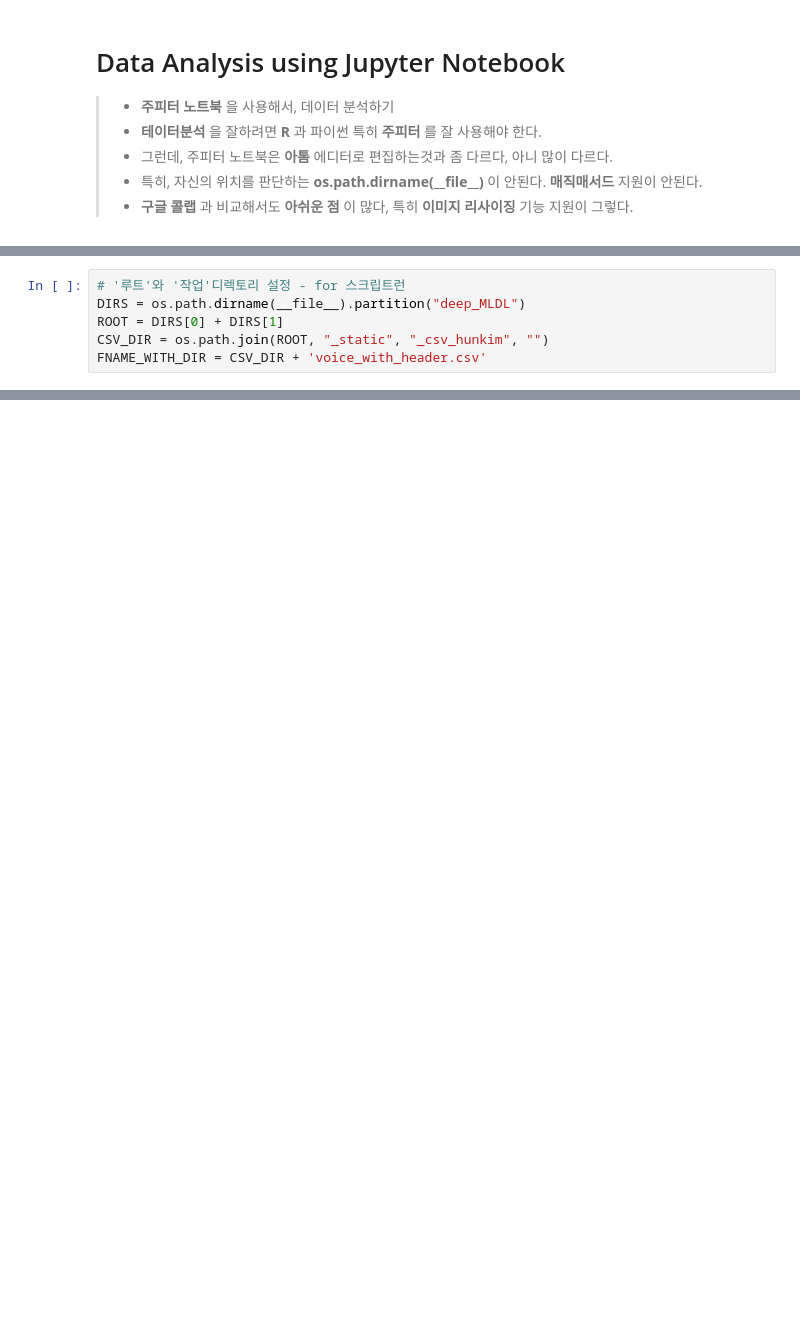
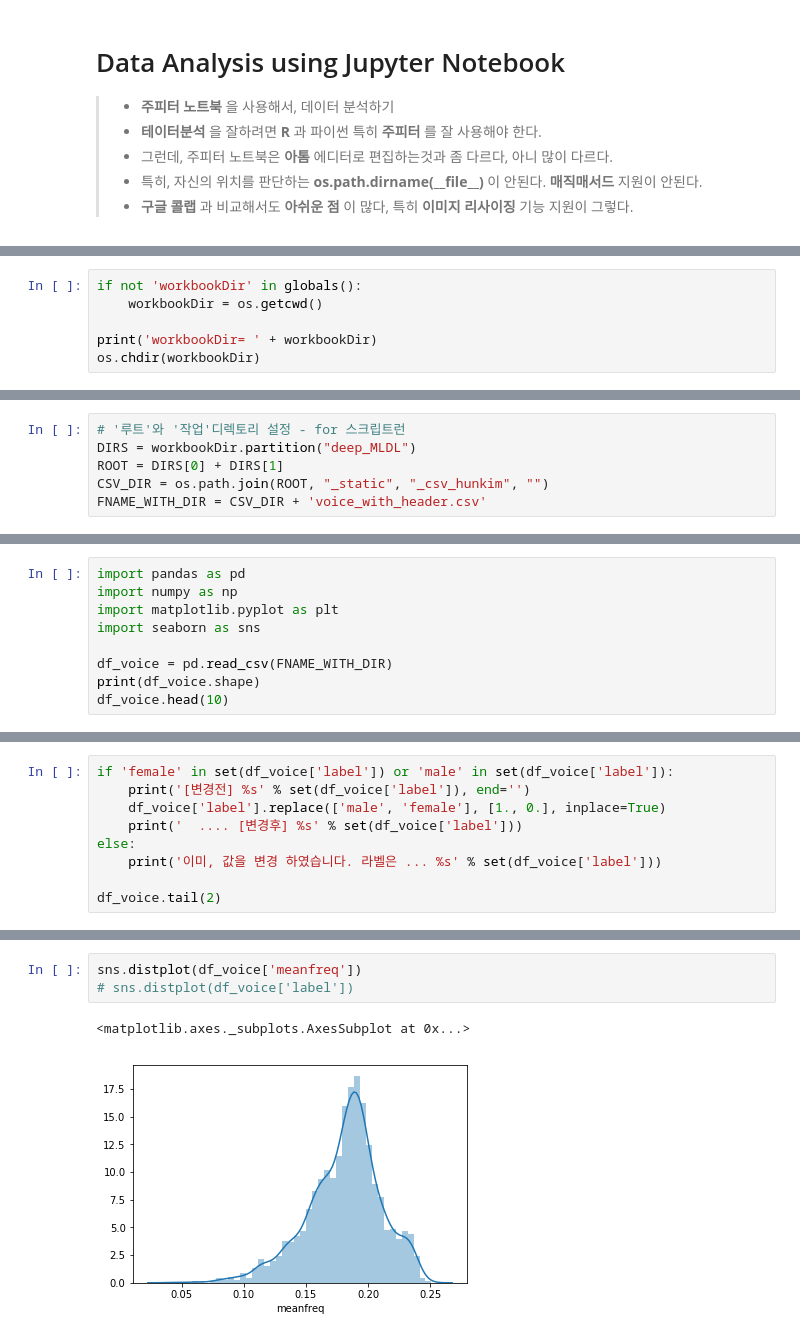
Before and after one commit to onitonitonito/deep_MLDL, a Jupyter notebook: colab_notebooks/bostonc_suburb.ipynb, the cells around one changed output, grey strips where cells are left out. Cells and saved outputs as stored; diff of their text form; blank space fills up the shorter version.

```diff
--- a/colab_notebooks/bostonc_suburb.ipynb
+++ b/colab_notebooks/bostonc_suburb.ipynb
@@ -16,0 +18,6 @@ NameError: name '__file__' is not defined
+# %%
+if not 'workbookDir' in globals():
+    workbookDir = os.getcwd()
+
+print('workbookDir= ' + workbookDir)
+os.chdir(workbookDir)
@@ -17,6 +26,6 @@ NameError: name '__file__' is not defined
 # %%
 # '루트'와 '작업'디렉토리 설정 - for 스크립트런
-DIRS = os.path.dirname(__file__).partition("deep_MLDL")
+DIRS = workbookDir.partition("deep_MLDL")
 ROOT = DIRS[0] + DIRS[1]
 CSV_DIR = os.path.join(ROOT, "_static", "_csv_hunkim", "")
 FNAME_WITH_DIR = CSV_DIR + 'voice_with_header.csv'
@@ -24,0 +32,9 @@ NameError: name '__file__' is not defined
+# %%
+import pandas as pd
+import numpy as np
+import matplotlib.pyplot as plt
+import seaborn as sns
+
+df_voice = pd.read_csv(FNAME_WITH_DIR)
+print(df_voice.shape)
+df_voice.head(10)
@@ -24,0 +59,9 @@ NameError: name '__file__' is not defined
+# %%
+if 'female' in set(df_voice['label']) or 'male' in set(df_voice['label']):
+    print('[변경전] %s' % set(df_voice['label']), end='')
+    df_voice['label'].replace(['male', 'female'], [1., 0.], inplace=True)
+    print('  .... [변경후] %s' % set(df_voice['label']))
+else:
+    print('이미, 값을 변경 하였습니다. 라벨은 ... %s' % set(df_voice['label']))
+
+df_voice.tail(2)
@@ -24,0 +74,6 @@ NameError: name '__file__' is not defined
+# %%
+sns.distplot(df_voice['meanfreq'])
+# sns.distplot(df_voice['label'])
+# %% [output]
+<matplotlib.axes._subplots.AxesSubplot at 0x...>
+[figure, added]
```
Also changed, not shown: parts of 11 cells of this notebook, 1 other file.
